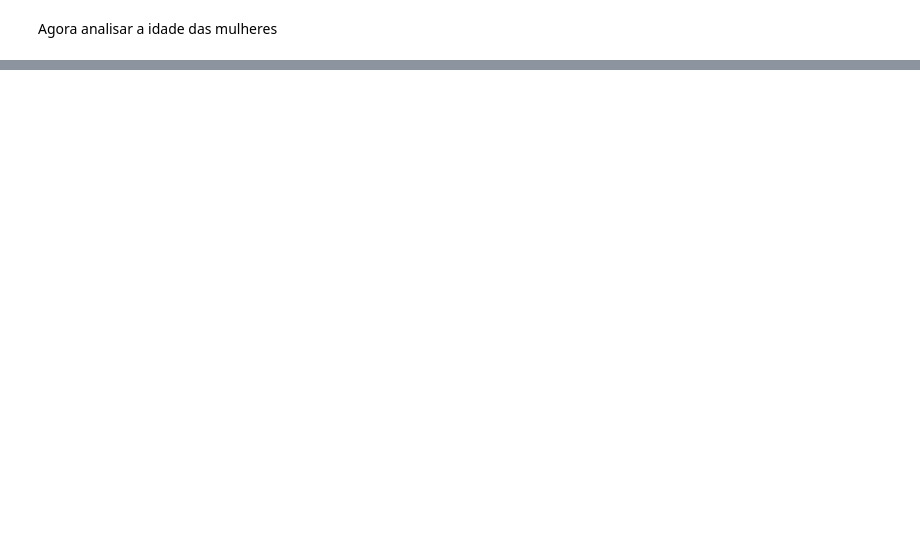
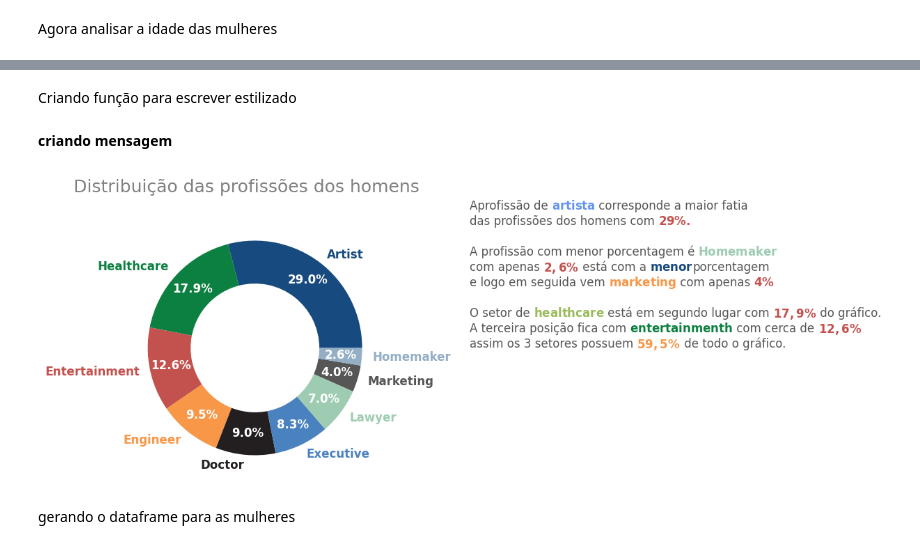
Before and after one commit to Jgabriel1800/Clientes-mercado, a Jupyter notebook: Clientes_mercado.ipynb, the cells around one changed output, grey strips where cells are left out. Cells and saved outputs as stored; diff of their text form; code cells hidden in the pictures; blank space fills up the shorter version.

Commit message:
Criado o gráfico das profissões de homens e mulheres estilizados

```diff
--- a/Clientes_mercado.ipynb
+++ b/Clientes_mercado.ipynb
@@ -148,0 +282,51 @@ Agora analisar a idade das mulheres
+# %% [markdown]
+Criando função para escrever estilizado
+# %%
+from matplotlib import transforms
+
+def texto_colorido(x, y, texto, cores, esp=20, ax=None, **kw):
+    cores = list(reversed(cores))
+    t = ax.transData
+    canvas = ax.figure.canvas
+    canvas.draw()
+    renderer = canvas.get_renderer()
+
+    for i, linha in enumerate(reversed(texto.split('\n'))):
+        frases = linha.split('||')
+        for s, cor in zip(frases, cores[i]):
+            texto = ax.text(x, y, s, color=cor, transform=t, **kw)
+            texto.draw(renderer)
+            ex = texto.get_window_extent()
+            t = transforms.offset_copy(texto._transform, x=ex.width, units='dots')
+
+        t = transforms.offset_copy(ax.transData, x=0, y=(i + 1) * esp, units='dots')
+# %% [markdown]
+**criando mensagem**
+# %%
+ax,colors=grafico_profissao_homem()
+
+texto_colorido(2,0,'Aprofissão de ||$\\bf{artista}$|| corresponde a maior fatia\n'
+     'das profissões dos homens com ||$\\bf{29\%.}$||, do gráfico total!\n'
+    '\n'
+     'A profissão com menor porcentagem é ||$\\bf{Homemaker}$\n'
+     'com apenas ||$\\bf{2,6\%}$|| está com a ||$\\bf{menor }$||porcentagem\n'
+     'e logo em seguida vem ||$\\bf{marketing}$|| com apenas ||$\\bf{4\%}$||.\n'
+     '\n'
+     'O setor de ||$\\bf{healthcare}$|| está em segundo lugar com ||$\\bf{17,9\%}$|| do gráfico.\n'
+     'A terceira posição fica com ||$\\bf{entertainmenth}$|| com cerca de ||$\\bf{12,6\%}$||\n'
+     'assim os 3 setores possuem ||$\\bf{ 59,5\%}$|| de todo o gráfico.',
+ [    [CINZA3, AZUL3, CINZA3],
+      [ CINZA3,VERMELHO1],
+      [CINZA3,VERMELHO1],
+      [CINZA3, VERDE3],
+      [CINZA3, VERMELHO1, CINZA3,AZUL1,CINZA3],
+      [CINZA3, LARANJA1, CINZA3,VERMELHO1],
+      [CINZA3],
+      [CINZA3, VERDE2, CINZA3,VERMELHO1,CINZA3],
+      [CINZA3, VERDE1, CINZA3,VERMELHO1],
+      [CINZA3, LARANJA1, CINZA3]
+     ],esp=22,ax=ax,fontsize=12)
+# %% [output]
+[figure, added]
+# %% [markdown]
+gerando o dataframe para as mulheres
```
Also changed, not shown: parts of 14 cells of this notebook.
